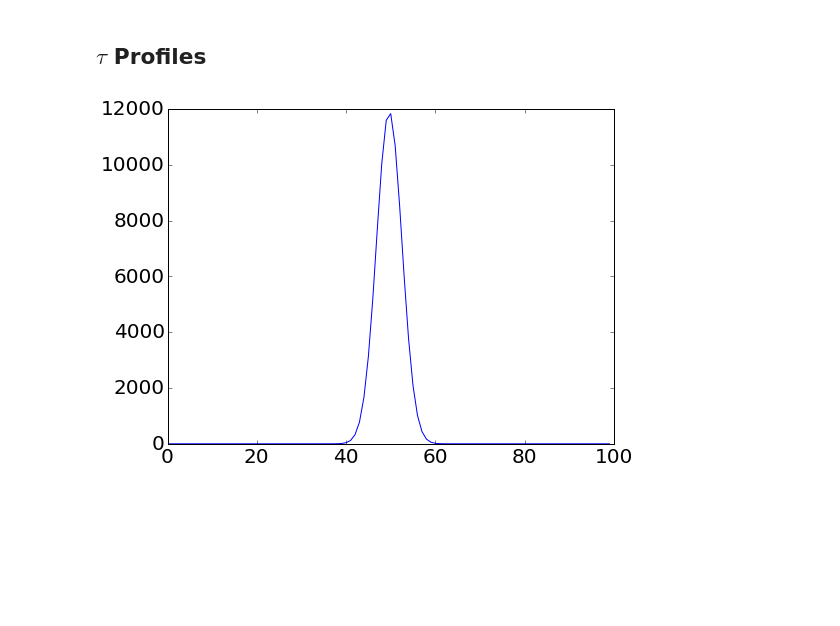
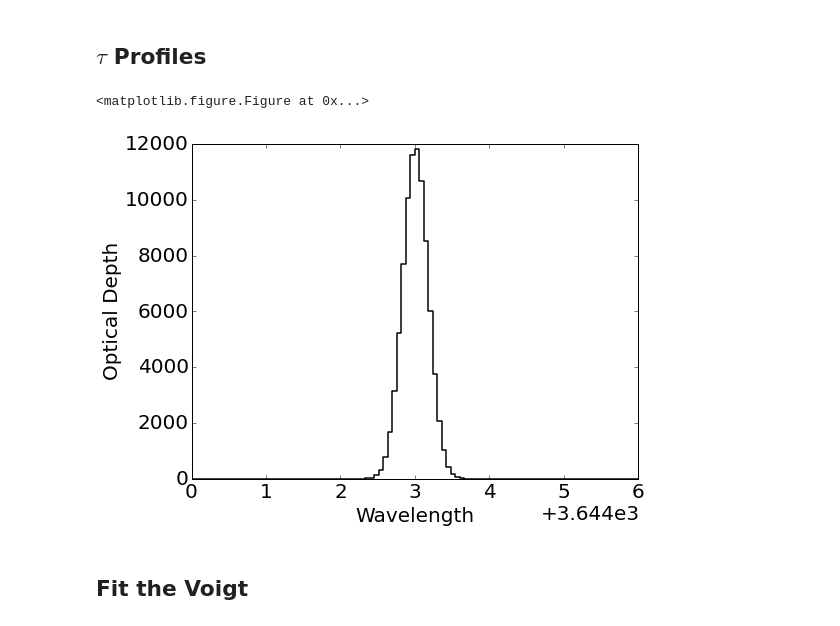
Before and after one commit to linetools/linetools, a Jupyter notebook: docs/examples/Voigt_examples.ipynb, the cells around one changed output. Saved outputs shown, nothing was run; the diff lists cells and outputs as text; code cells hidden in the pictures; blank space fills up the shorter version.

```diff
--- a/docs/examples/Voigt_examples.ipynb
+++ b/docs/examples/Voigt_examples.ipynb
@@ -101,8 +102,19 @@ plt_line(vmodel3)
 ## $\tau$ Profiles
 # %%
 reload(lav)
-tau = lav.voigt_model(wave,abslin,flg_ret=2)
+tau = lav.voigt_from_abslines(wave,abslin,ret='tau')
-# %%
-xdb.xplot(tau)
-# %% [output]
-[figure, removed]
+# %%
+#
+plt.clf()
+plt.figure(dpi=1200)
+plt.plot(wave,tau, 'k-', drawstyle='steps-mid', lw=1.5)
+plt.xlim(3644., 3650.)
+plt.ylabel('Optical Depth', fontsize=20.)
+plt.xlabel('Wavelength', fontsize=20.)
+plt.show()
+plt.close()
+# %% [output]
+<matplotlib.figure.Figure at 0x...>
+[figure, added]
+# %% [markdown]
+## Fit the Voigt
```
Also changed, not shown: parts of 25 cells of this notebook.
